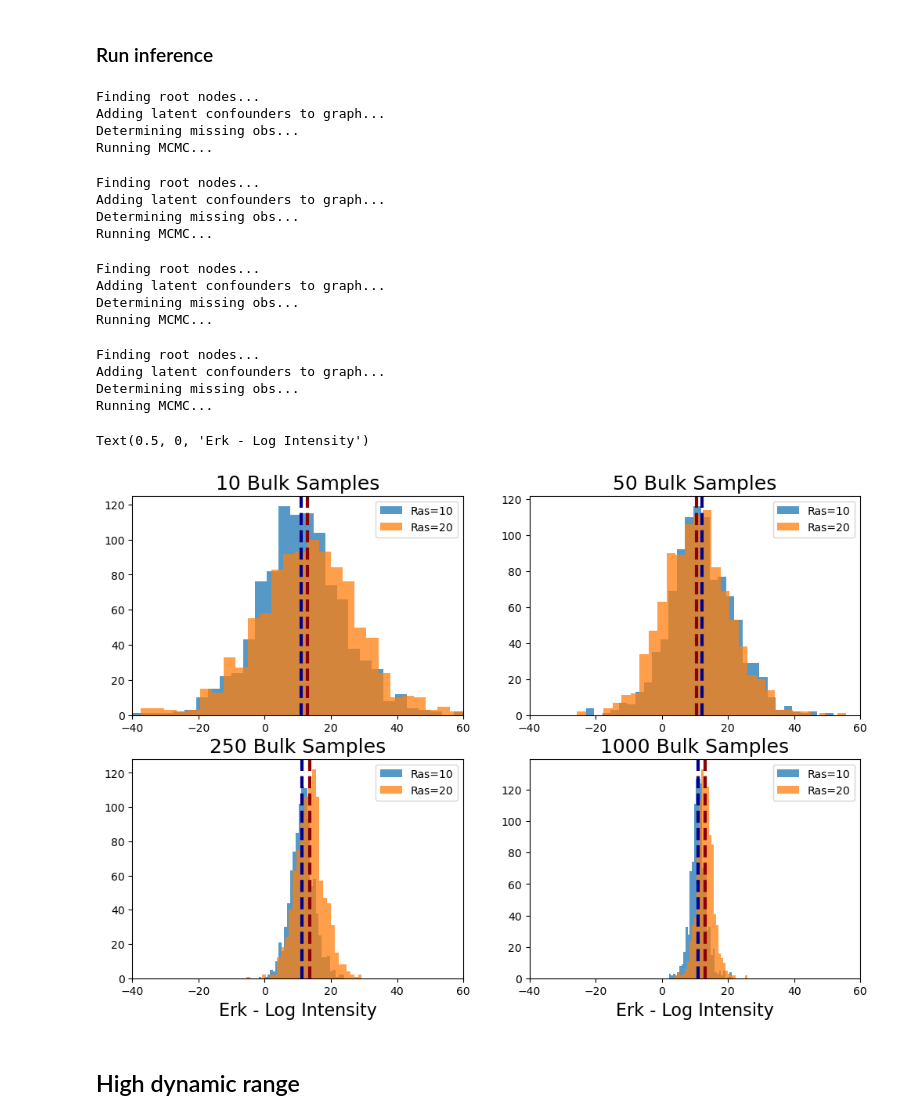
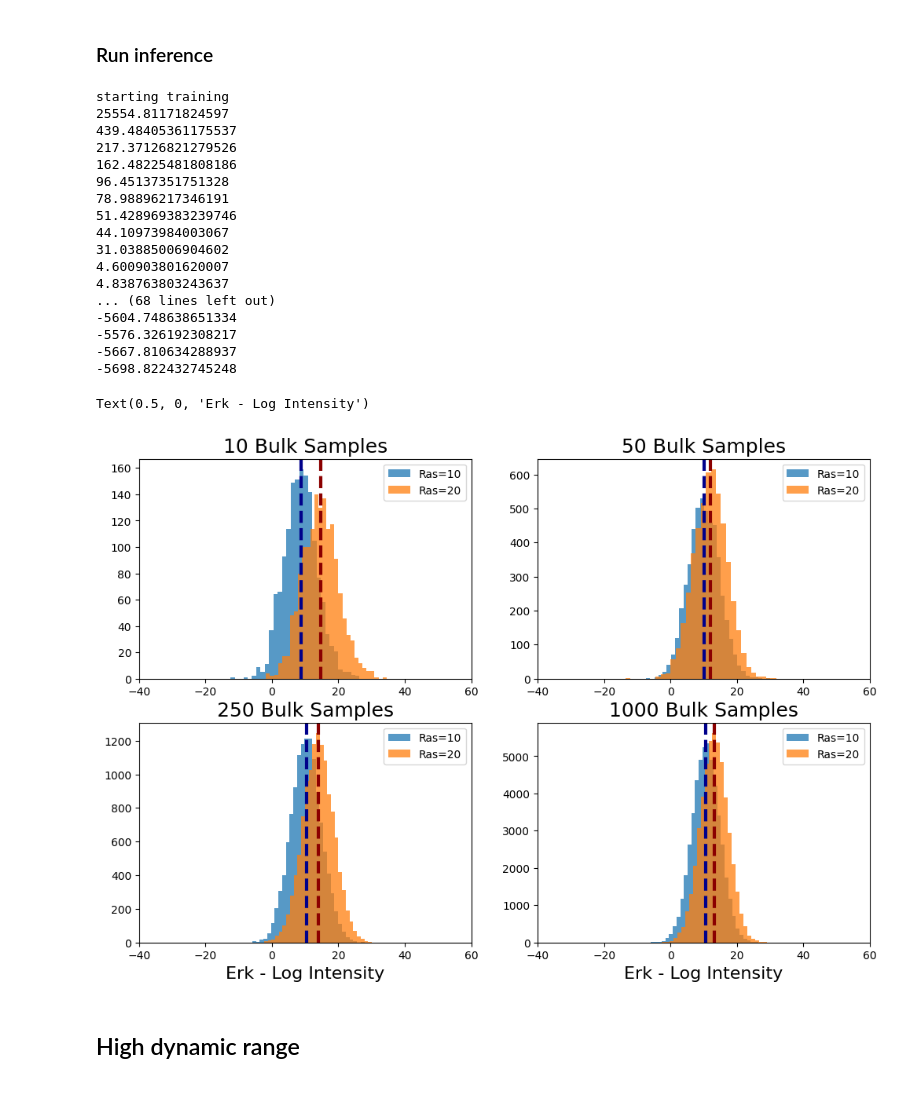
Before and after one commit to devonjkohler/Causomic, a Jupyter notebook: vignettes/simulations/IGF_simulation_analysis.ipynb, the cells around one changed output. Drawn from its saved outputs; the diff is of its cells as text; code cells hidden in the pictures; blank space fills up the shorter version.

```diff
--- a/vignettes/simulations/IGF_simulation_analysis.ipynb
+++ b/vignettes/simulations/IGF_simulation_analysis.ipynb
@@ -81,7 +81,7 @@ def build_admg(graph, cell_confounder=False, cell_latent=False):
     nx.set_node_attributes(graph, attrs, name="hidden")
 
     ## Use y0 to build ADMG
-    simplified_graph = simplify_latent_dag(graph.copy(), "hidden")
+    # simplified_graph = simplify_latent_dag(graph.copy(), "hidden")
     y0_graph = y0.graph.NxMixedGraph()
     y0_graph = y0_graph.from_latent_variable_dag(graph, "hidden")
 
@@ -304,7 +301,7 @@ Type:      function
 # %%
 cell_sim["Feature_data"].to_csv("../data/IGF_pathway/cell_type_feature_data.csv", index=False)
 # %%
-cell_sim_protein_data = pd.read_csv("../data/IGF_pathway/cell_type_protein_data.csv")
+cell_sim_protein_data = pd.read_csv("../../data/IGF_pathway/cell_type_protein_data.csv")
 cell_sim_protein_data.loc[:, "cell_type"] = cell_sim["Protein_data"]["cell_type"].astype(str)
 # %% [markdown]
 ### Initial Analysis
@@ -763,82 +806,85 @@ Text(0, 0.5, 'Erk')
 # %% [markdown]
 ### Run inference
 # %%
-datasets = {"low" : low_rep_bulk_protein_data, "med" : med_rep_bulk_protein_data,
-            "high" : high_rep_bulk_protein_data, "very_high" : very_high_bulk_protein_data}
+datasets = {"low" : low_rep_bulk_protein_data.iloc[:,1:], "med" : med_rep_bulk_protein_data.iloc[:,1:],
+            "high" : high_rep_bulk_protein_data.iloc[:,1:], "very_high" : very_high_bulk_protein_data.iloc[:,1:]}
 
 intervention_results = dict()
 
 for name, data in datasets.items():
-    scm = SCM(data, y0_graph_bulk)
-    scm.prepare_scm_input()
-    scm.fit_scm(num_samples=1000, warmup_steps=5000, num_chains=4)
+    pyro.clear_param_store()
+    lvm = LVM(data, y0_graph_bulk)
+    lvm.prepare_graph()
+    lvm.prepare_data()
+    lvm.fit_model(num_steps=2000)
 
-    scm.intervention("Ras", "Erk", 10)
-    first_int = scm.intervention_samples
+    lvm.intervention("Ras", "Erk", 10)
+    first_int = lvm.intervention_samples
 
-    scm.intervention("Ras", "Erk", 20)
-    second_int = scm.intervention_samples
+    lvm.intervention("Ras", "Erk", 20)
+    second_int = lvm.intervention_samples
 
-    intervention_results[name] = [first_int, second_int, scm]
+    intervention_results[name] = [first_int, second_int, lvm]
 # %% [output]
-Finding root nodes...
-Adding latent confounders to graph...
-Determining missing obs...
-Running MCMC...
+starting training
+25554.81171824597
+439.48405361175537
+217.37126821279526
+162.48225481808186
+96.45137351751328
+78.98896217346191
+51.428969383239746
+44.10973984003067
+31.03885006904602
+4.600903801620007
+4.838763803243637
+... (68 lines left out)
+-5604.748638651334
+-5576.326192308217
+-5667.810634288937
+-5698.822432745248
-Finding root nodes...
-Adding latent confounders to graph...
-Determining missing obs...
-Running MCMC...
-Finding root nodes...
-Adding latent confounders to graph...
-Determining missing obs...
-Running MCMC...
-Finding root nodes...
-Adding latent confounders to graph...
-Determining missing obs...
-Running MCMC...
 # %%
 fig, ax = plt.subplots(2, 2, figsize=(12,8))
 
 ax[0,0].hist(intervention_results["low"][0], label="Ras=10", alpha=.75, bins=30)
 ax[0,0].hist(intervention_results["low"][1], label="Ras=20", alpha=.75, bins=30)
-ax[0,0].axvline(x=np.mean(intervention_results["low"][0]), color="darkblue", lw=3, linestyle="--")
-ax[0,0].axvline(x=np.mean(intervention_results["low"][1]), color="darkred", lw=3, linestyle="--")
+ax[0,0].axvline(x=intervention_results["low"][0].mean(), color="darkblue", lw=3, linestyle="--")
+ax[0,0].axvline(x=intervention_results["low"][1].mean(), color="darkred", lw=3, linestyle="--")
 ax[0,0].legend()
 
 ax[0,1].hist(intervention_results["med"][0], label="Ras=10", alpha=.75, bins=30)
 ax[0,1].hist(intervention_results["med"][1], label="Ras=20", alpha=.75, bins=30)
-ax[0,1].axvline(x=np.mean(intervention_results["med"][0]), color="darkblue", lw=3, linestyle="--")
-ax[0,1].axvline(x=np.mean(intervention_results["med"][1]), color="darkred", lw=3, linestyle="--")
+ax[0,1].axvline(x=intervention_results["med"][0].mean(), color="darkblue", lw=3, linestyle="--")
+ax[0,1].axvline(x=intervention_results["med"][1].mean(), color="darkred", lw=3, linestyle="--")
 ax[0,1].legend()
 
 ax[1,0].hist(intervention_results["high"][0], label="Ras=10", alpha=.75, bins=30)
 ax[1,0].hist(intervention_results["high"][1], label="Ras=20", alpha=.75, bins=30)
-ax[1,0].axvline(x=np.mean(intervention_results["high"][0]), color="darkblue", lw=3, linestyle="--")
-ax[1,0].axvline(x=np.mean(intervention_results["high"][1]), color="darkred", lw=3, linestyle="--")
+ax[1,0].axvline(x=intervention_results["high"][0].mean(), color="darkblue", lw=3, linestyle="--")
+ax[1,0].axvline(x=intervention_results["high"][1].mean(), color="darkred", lw=3, linestyle="--")
 ax[1,0].legend()
 
 ax[1,1].hist(intervention_results["very_high"][0], label="Ras=10", alpha=.75, bins=30)
 ax[1,1].hist(intervention_results["very_high"][1], label="Ras=20", alpha=.75, bins=30)
-ax[1,1].axvline(x=np.mean(intervention_results["very_high"][0]), color="darkblue", lw=3, linestyle="--")
-ax[1,1].axvline(x=np.mean(intervention_results["very_high"][1]), color="darkred", lw=3, linestyle="--")
+ax[1,1].axvline(x=intervention_results["very_high"][0].mean(), color="darkblue", lw=3, linestyle="--")
+ax[1,1].axvline(x=intervention_results["very_high"][1].mean(), color="darkred", lw=3, linestyle="--")
 ax[1,1].legend()
 
 ax[0,0].set_xlim(-40,60)
 ax[0,1].set_xlim(-40,60)
 ax[1,0].set_xlim(-40,60)
 ax[1,1].set_xlim(-40,60)
 
 ax[0,0].set_title("10 Bulk Samples", fontsize=18)
 ax[0,1].set_title("50 Bulk Samples", fontsize=18)
 ax[1,0].set_title("250 Bulk Samples", fontsize=18)
 ax[1,1].set_title("1000 Bulk Samples", fontsize=18)
 
 ax[1,0].set_xlabel("Erk - Log Intensity", size=16)
 ax[1,1].set_xlabel("Erk - Log Intensity", size=16)
 # %% [output]
 Text(0.5, 0, 'Erk - Log Intensity')
-[figure, old version]
+[figure, new version]
 # %% [markdown]
 ## High dynamic range
 # %%
```
Also changed, not shown: parts of 35 cells of this notebook, 2 other files.
